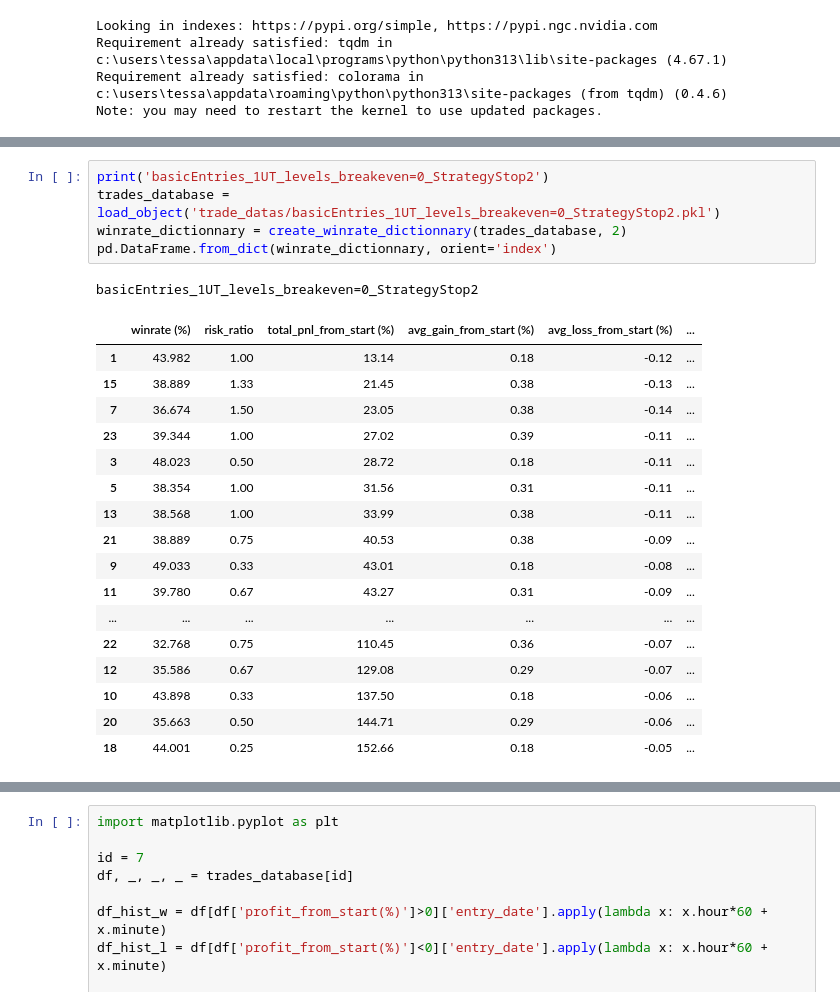
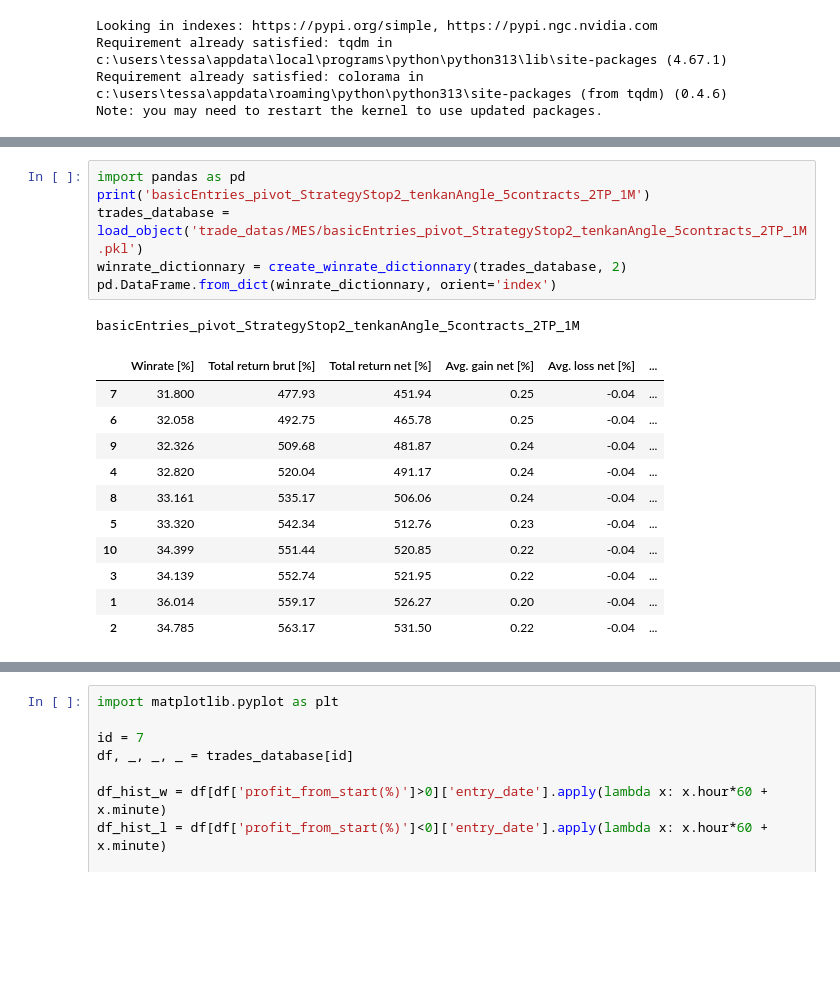
Before and after one commit to tessanix/Backtest_Trading, a Jupyter notebook: strategies_backtest.ipynb, the cells around one changed output, grey strips where cells are left out. Cells and saved outputs as stored; diff of their text form; blank space fills up the shorter version.

```diff
--- a/strategies_backtest.ipynb
+++ b/strategies_backtest.ipynb
@@ -144,24 +113,19 @@ plt.show()
 # %%
-print('basicEntries_1UT_levels_breakeven=0_StrategyStop2')
-trades_database = load_object('trade_datas/basicEntries_1UT_levels_breakeven=0_StrategyStop2.pkl')
+import pandas as pd
+print('basicEntries_pivot_StrategyStop2_tenkanAngle_5contracts_2TP_1M')
+trades_database = load_object('trade_datas/MES/basicEntries_pivot_StrategyStop2_tenkanAngle_5contracts_2TP_1M.pkl')
 winrate_dictionnary = create_winrate_dictionnary(trades_database, 2)
 pd.DataFrame.from_dict(winrate_dictionnary, orient='index')
 # %% [output]
-basicEntries_1UT_levels_breakeven=0_StrategyStop2
+basicEntries_pivot_StrategyStop2_tenkanAngle_5contracts_2TP_1M
-|  | winrate (%) | risk_ratio | total_pnl_from_start (%) | avg_gain_from_start (%) | avg_loss_from_start (%) | ... |
-| 1 | 43.982 | 1.00 | 13.14 | 0.18 | -0.12 | ... |
-| 15 | 38.889 | 1.33 | 21.45 | 0.38 | -0.13 | ... |
-| 7 | 36.674 | 1.50 | 23.05 | 0.38 | -0.14 | ... |
-| 23 | 39.344 | 1.00 | 27.02 | 0.39 | -0.11 | ... |
-| 3 | 48.023 | 0.50 | 28.72 | 0.18 | -0.11 | ... |
-| 5 | 38.354 | 1.00 | 31.56 | 0.31 | -0.11 | ... |
-| 13 | 38.568 | 1.00 | 33.99 | 0.38 | -0.11 | ... |
-| 21 | 38.889 | 0.75 | 40.53 | 0.38 | -0.09 | ... |
-| 9 | 49.033 | 0.33 | 43.01 | 0.18 | -0.08 | ... |
-| 11 | 39.780 | 0.67 | 43.27 | 0.31 | -0.09 | ... |
-| ... | ... | ... | ... | ... | ... | ... |
-| 22 | 32.768 | 0.75 | 110.45 | 0.36 | -0.07 | ... |
-| 12 | 35.586 | 0.67 | 129.08 | 0.29 | -0.07 | ... |
-| 10 | 43.898 | 0.33 | 137.50 | 0.18 | -0.06 | ... |
-| 20 | 35.663 | 0.50 | 144.71 | 0.29 | -0.06 | ... |
-| 18 | 44.001 | 0.25 | 152.66 | 0.18 | -0.05 | ... |
+|  | Winrate [%] | Total return brut [%] | Total return net [%] | Avg. gain net [%] | Avg. loss net [%] | ... |
+| 7 | 31.800 | 477.93 | 451.94 | 0.25 | -0.04 | ... |
+| 6 | 32.058 | 492.75 | 465.78 | 0.25 | -0.04 | ... |
+| 9 | 32.326 | 509.68 | 481.87 | 0.24 | -0.04 | ... |
+| 4 | 32.820 | 520.04 | 491.17 | 0.24 | -0.04 | ... |
+| 8 | 33.161 | 535.17 | 506.06 | 0.24 | -0.04 | ... |
+| 5 | 33.320 | 542.34 | 512.76 | 0.23 | -0.04 | ... |
+| 10 | 34.399 | 551.44 | 520.85 | 0.22 | -0.04 | ... |
+| 3 | 34.139 | 552.74 | 521.95 | 0.22 | -0.04 | ... |
+| 1 | 36.014 | 559.17 | 526.27 | 0.20 | -0.04 | ... |
+| 2 | 34.785 | 563.17 | 531.50 | 0.22 | -0.04 | ... |
```
Also changed, not shown: parts of 12 cells of this notebook, 19 other files.
